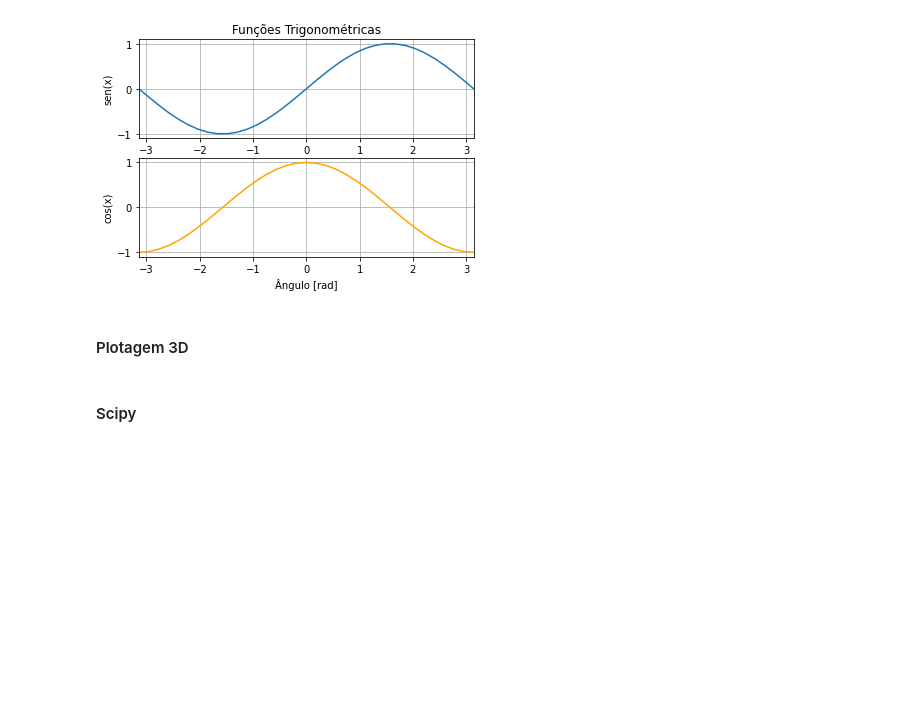
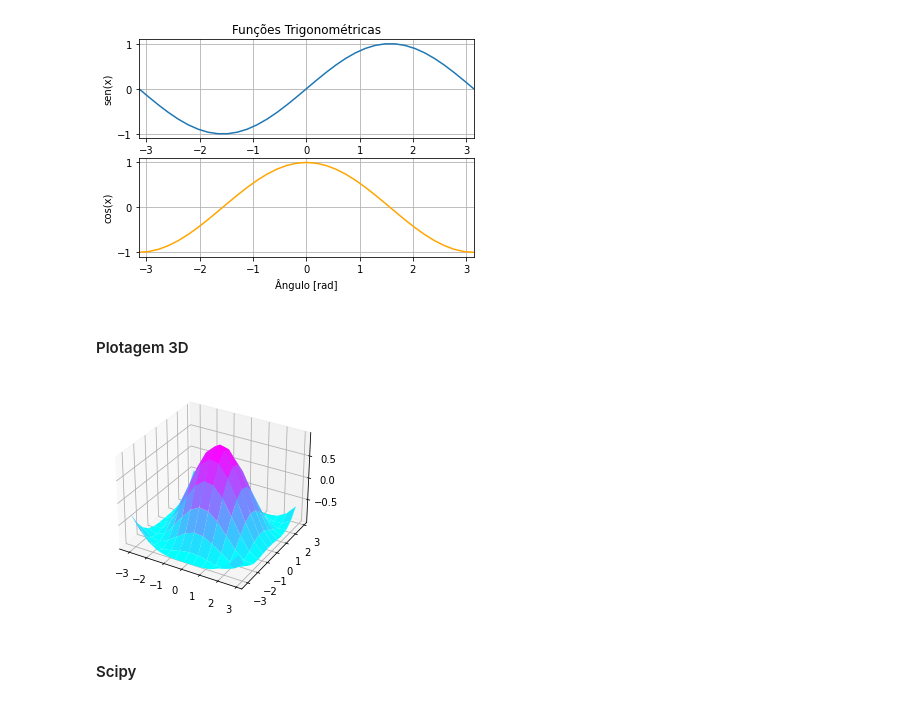
Before and after one commit to caiquemiranda/calculo-numerico-engenharia-python, a Jupyter notebook: 01-python-calculo-numerico.ipynb, the cells around one changed output. Drawn from its saved outputs; the diff is of its cells as text; code cells hidden in the pictures; blank space fills up the shorter version.

Commit message:
plot-3D

```diff
--- a/01-python-calculo-numerico.ipynb
+++ b/01-python-calculo-numerico.ipynb
@@ -176,6 +176,25 @@ plt.show();
 [figure]
 # %% [markdown]
 #### Plotagem 3D
+# %%
+X = np.arange(-np.pi, np.pi, 0.5)
+Y = np.arange(-np.pi, np.pi, 0.5)
+
+# Plano bidimensional
+
+X, Y = np.meshgrid(X, Y)
+f_xy = np.sqrt(X ** 2 + Y ** 2)
+
+# Plano tridimensional
+Z = np.cos(f_xy)
+fig, ax = plt.subplots(subplot_kw={"projection":"3d"})
+
+# plotagem da superfície 3D
+ax.plot_surface(X, Y, Z, cmap='cool')
+
+plt.show();
+# %% [output]
+[figure, added]
 # %% [markdown]
 #### Scipy
 # %% [markdown]
```
